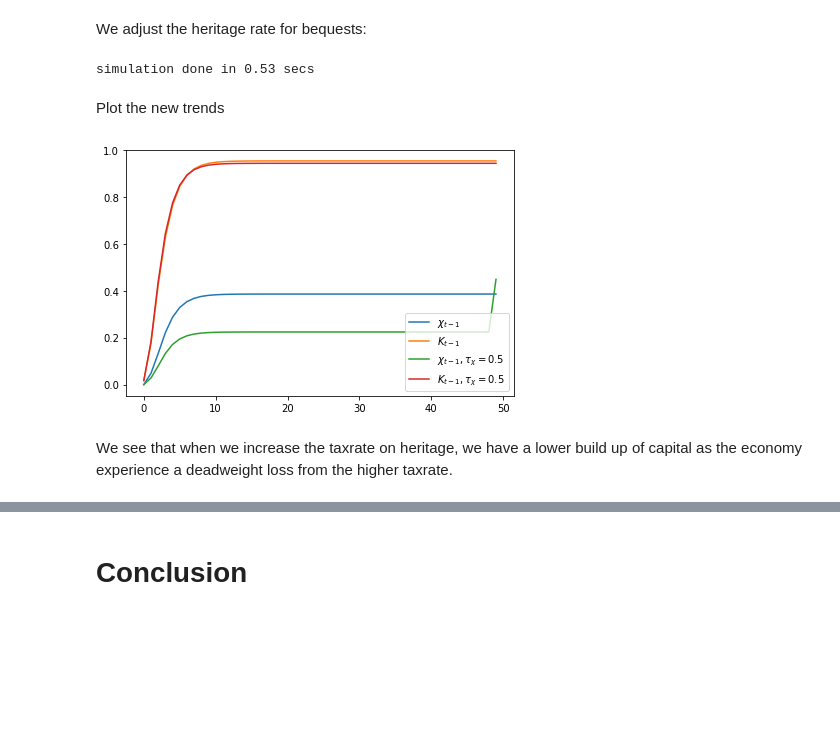
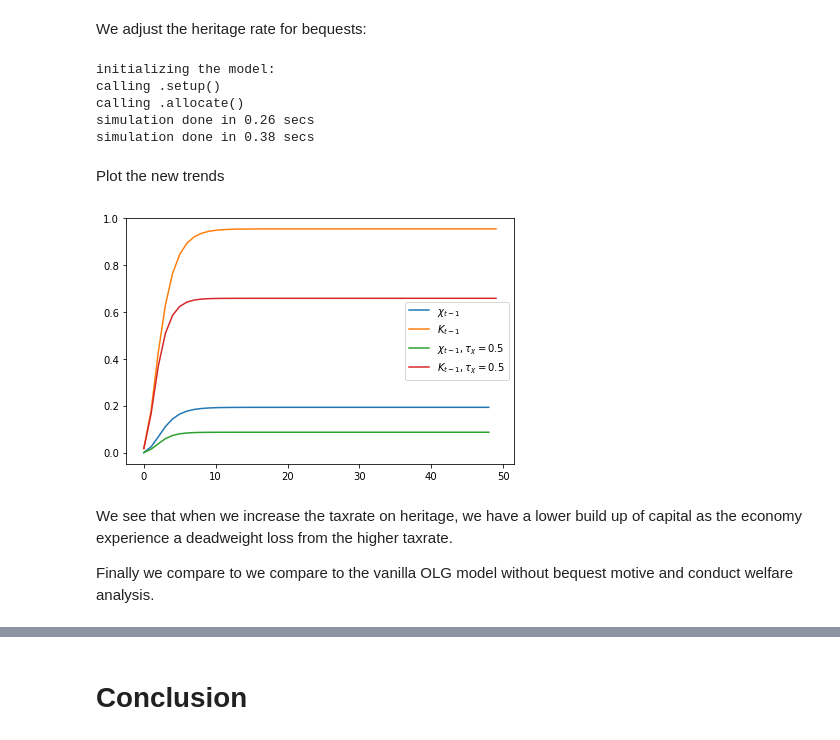
Before and after one commit to NumEconCopenhagen/projects-2023-f-m-r-23, a Jupyter notebook: modelproject/modelproject.ipynb, the cells around one changed output, grey strips where cells are left out. Saved outputs shown, nothing was run; the diff lists cells and outputs as text; code cells hidden in the pictures; blank space fills up the shorter version.

```diff
--- a/modelproject/modelproject.ipynb
+++ b/modelproject/modelproject.ipynb
@@ -297,38 +285,67 @@ The converges look pretty neat for both cases. If the converges deviates signifi
 In this section we will see how consumption and bequest changes in the second period of agents life, if the heritage tax for bequests increases.
 # %% [markdown]
 We adjust the heritage rate for bequests:
-# %%
-par = model.par # SimpeNamespace
-sim = model.sim # SimpeNamespace
-
-
-# c. government
-par.tau_w = 0.0
-par.tau_r = 0.0
-par.tau_gamma = 0.5
-
-sim.balanced_budget[:] = True # G changes to achieve this
-
-# d. initial values
-K_ss = ((1-par.alpha)/((1+1.0/par.beta)))**(1/(1-par.alpha))
-par.K_lag_ini = 0.1*K_ss
-
-model.simulate()
-# %% [output]
-simulation done in 0.53 secs
+# %%
+
+model_tax = OLGModelClass()
+# tax model
+
+par_tax = model_tax.par # SimpeNamespace
+sim_tax = model_tax.sim # SimpeNamespace
+
+# a. production
+par_tax.production_function = 'cobb-douglas'
+par_tax.theta = 0.0
+
+# b. households
+par_tax.sigma = 2
+
+# c. government
+par_tax.tau_w = 0.001
+par_tax.tau_r = 0.5
+
+sim_tax.balanced_budget[:] = True # G changes to achieve this
+
+# d. initial values
+K_ss = ((1-par_tax.alpha)/((1+1.0/par_tax.beta)))**(1/(1-par_tax.alpha))
+par_tax.K_lag_ini = 0.1*K_ss
+
+#Simulate model
+model.simulate()
+
+# c. government
+par_tax.tau_w = 0.0
+par_tax.tau_r = 0.0
+par_tax.tau_gamma = 0.5
+
+sim_tax.balanced_budget[:] = True # G changes to achieve this
+
+# d. initial values
+K_ss = ((1-par_tax.alpha)/((1+1.0/par_tax.beta)))**(1/(1-par_tax.alpha))
+par_tax.K_lag_ini = 0.1*K_ss
+
+model_tax.simulate()
+# %% [output]
+initializing the model:
+calling .setup()
+calling .allocate()
+simulation done in 0.26 secs
+simulation done in 0.38 secs
 # %% [markdown]
 Plot the new trends
 # %%
 fig = plt.figure(figsize=(6,6/1.5))
 ax = fig.add_subplot(1,1,1)
-ax.plot(chi_base,label=r'$\chi_{t-1}$')
+ax.plot(chi_base[:49],label=r'$\chi_{t-1}$')
 ax.plot(k_base,label=r'$K_{t-1}$')
-ax.plot(model.sim.chi_lag,label=r'$\chi_{t-1}, \tau_{\chi}=0.5$')
-ax.plot(model.sim.K_lag,label=r'$K_{t-1}, \tau_{\chi}=0.5$')
+ax.plot(sim_tax.chi_lag[:49],label=r'$\chi_{t-1}, \tau_{\chi}=0.5$')
+ax.plot(sim_tax.K_lag,label=r'$K_{t-1}, \tau_{\chi}=0.5$')
 
 ax.legend(frameon=True)
 fig.tight_layout()
 # %% [output]
-[figure, old version]
+[figure, new version]
 # %% [markdown]
 We see that when we increase the taxrate on heritage, we have a lower build up of capital as the economy experience a deadweight loss from the higher taxrate.
+
+Finally we compare to we compare to the vanilla OLG model without bequest motive and conduct welfare analysis.
```
Also changed, not shown: parts of 20 cells of this notebook, 4 other files.
